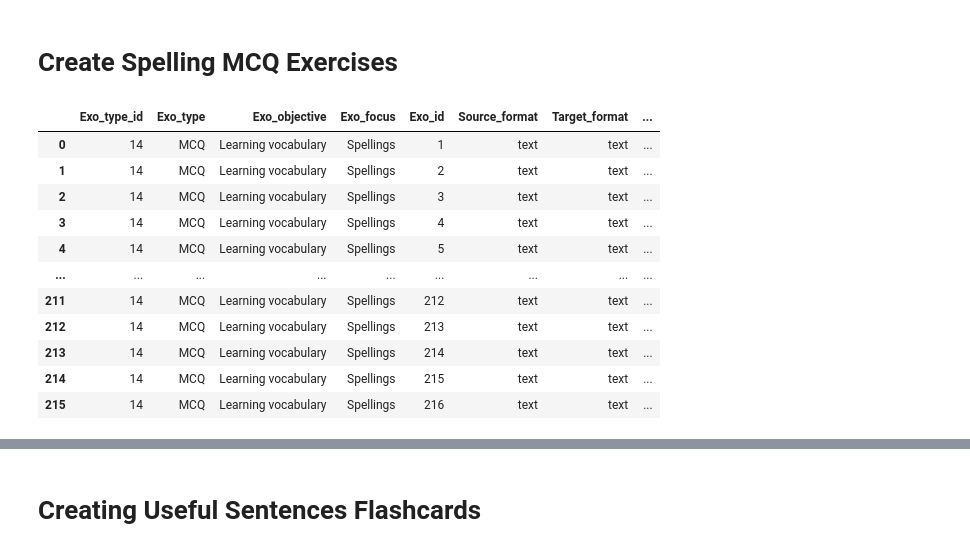
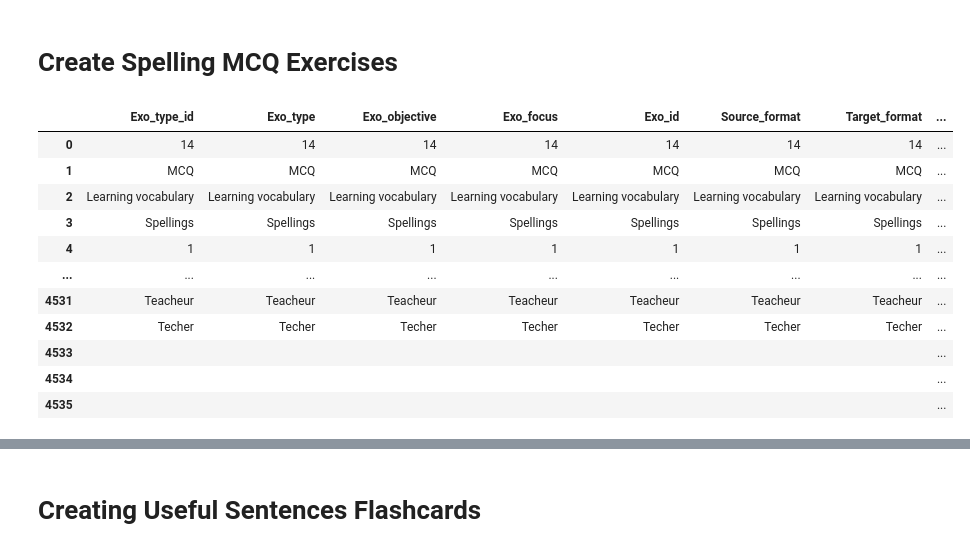
Before and after one commit to hugolpz/WeSpeaxExos, a Jupyter notebook: en/English_Exercises.ipynb, the cells around one changed output, grey strips where cells are left out. Saved outputs shown, nothing was run; the diff lists cells and outputs as text; code cells hidden in the pictures.

```diff
--- a/en/English_Exercises.ipynb
+++ b/en/English_Exercises.ipynb
@@ -34,17 +34,11 @@ df_7000_sents_3 = pd.read_excel(
 # Import the 3000 Words dataset
 # %%
 df_3000_words = pd.read_excel(
-    "../3000 Hindi Words Corpus With IDs.xlsx",
+    "../data/corpus/3000 Hindi Words Corpus With IDs.xlsx",
     sheet_name="Feuille1",
     usecols=["ID", "French Word", "English Word"],
     na_values=["NA"],
 )
-
-# df_6000_words = pd.read_excel(
-#     "../6000 Hindi Words Corpus With IDs.xlsx",
-#     usecols=["ID", "French Word", "English Word"],
-#     na_values=["NA"],
-# )
 # %% [markdown]
 # Download a Stanza Language Model for English and French into the directory "../stanza_models"
 # %%
@@ -59,6 +53,5 @@ Downloading https://raw.githubusercontent.com/stanfordnlp/stanza-resources/main/
 
 ## Which is assigned to the variable 'nlp_en' and 'nlp_fr' using the Pipeline() class
 # %%
-nlp_en_stanza = stanza.Pipeline(lang='en', dir='../stanza_models')
-# nlp_fr_stanza = stanza.Pipeline(lang='fr', dir='../stanza_models')
+nlp_en_stanza = stanza.Pipeline(lang='en')
 # %% [output]
@@ -317,30 +286,10 @@ df_w_fc
 # %% [markdown]
 # Create Spelling MCQ Exercises
 # %%
-def spelling_mcq(df_source, index):
+def spelling_mcq(df_source, exo_id, cols):
     data = []
 
-    spellings = {
-        "Exo_type_id": [],
-        "Exo_type": [],
-        "Exo_objective": [],
-        "Exo_focus": [],
-        "Exo_id": [],
-        "Source_format": [],
-        "Target_format": [],
-        "Source_sentence_id": [],
-        "Source_word_id": [],
-        "Source_lang": [],
-        "Target_lang": [],
-        "Full_sentence": [],
-        "Instruction": [],
-        "Sentence_w_blank": [],
-        "Right_answer": [],
-        "Options": [],
-        "Explanation": [],
-        "Difficulty": [],
-        "Remediation": [],
-    }
+    spellings = dict.fromkeys(cols, [])
 
 
     for i in range(len(df_source)):
@@ -354,76 +303,50 @@ def spelling_mcq(df_source, index):
                     list_of_distractors = spelling_distractors(word, list_of_distractors)
 
                     if list_of_distractors != []:
-                        list_of_distractors += [word.text]
-                        random.shuffle(list_of_distractors)
 
-                        options = "".join(f"-{dist}" for dist in list_of_distractors)
-
-                        index+=1
+                        exo_id += 1
 
                         spellings["Exo_type_id"].append("14")
                         spellings["Exo_type"].append("MCQ")
                         spellings["Exo_objective"].append("Learning vocabulary")
                         spellings["Exo_focus"].append("Spellings")
-                        spellings["Exo_id"].append(index)
+                        spellings["Exo_id"].append(exo_id)
                         spellings["Source_format"].append("text")
                         spellings["Target_format"].append("text")
                         spellings["Source_sentence_id"].append("")
                         spellings["Source_word_id"].append(str(df_source["ID"][i]))
                         spellings["Source_lang"].append("French")
                         spellings["Target_lang"].append("English")
-                        spellings["Full_sentence"].append(str(df_source["English Word"][i]))
+                        spellings["Full_sentence"].append(str(word.text))
                         spellings["Instruction"].append("Select the correct spelling (for " + str(df_source["French Word"][i]) + "): ")
                         spellings["Sentence_w_blank"].append("")
                         spellings["Right_answer"].append(str(word.text))
-                        spellings["Options"].append(options),
+                        spellings["Dist_1"].append(list_of_distractors[0]),
+                        spellings["Dist_2"].append(list_of_distractors[1]),
+                        spellings["Dist_3"].append(list_of_distractors[2]),
                         spellings["Explanation"].append((""))
                         spellings["Difficulty"].append((""))
                         spellings["Remediation"].append((""))
 
-    return index, spellings
+    return exo_id, spellings
 
-
-# add exercise to dataset
-cols = [
-    "Exo_type_id",
-    "Exo_type",
-    "Exo_objective",
-    "Exo_focus",
-    "Exo_id",
-    "Source_format",
-    "Target_format",
-    "Source_sentence_id",
-    "Source_word_id",
-    "Source_lang",
-    "Target_lang",
-    "Full_sentence",
-    "Instruction",
-    "Sentence_w_blank",
-    "Right_answer",
-    "Options",
-    "Explanation",
-    "Difficulty",
-    "Remediation"
-]
-
-index = 0
-index, data_spelling_mcq_1 = spelling_mcq(df_3000_words, index)
+exo_id = 0
+exo_id, data_spelling_mcq_1 = spelling_mcq(df_3000_words, exo_id, cols)
 df_spelling_mcq_1 = pd.DataFrame(data_spelling_mcq_1, columns=cols)
 
 frames_spelling_mcq = [df_spelling_mcq_1]
 df_spelling_mcq = pd.concat(frames_spelling_mcq)
 df_spelling_mcq
 # %% [output]
 |  | Exo_type_id | Exo_type | Exo_objective | Exo_focus | Exo_id | Source_format | Target_format | ... |
-| 0 | 14 | MCQ | Learning vocabulary | Spellings | 1 | text | text | ... |
-| 1 | 14 | MCQ | Learning vocabulary | Spellings | 2 | text | text | ... |
-| 2 | 14 | MCQ | Learning vocabulary | Spellings | 3 | text | text | ... |
-| 3 | 14 | MCQ | Learning vocabulary | Spellings | 4 | text | text | ... |
-| 4 | 14 | MCQ | Learning vocabulary | Spellings | 5 | text | text | ... |
+| 0 | 14 | 14 | 14 | 14 | 14 | 14 | 14 | ... |
+| 1 | MCQ | MCQ | MCQ | MCQ | MCQ | MCQ | MCQ | ... |
+| 2 | Learning vocabulary | Learning vocabulary | Learning vocabulary | Learning vocabulary | Learning vocabulary | Learning vocabulary | Learning vocabulary | ... |
+| 3 | Spellings | Spellings | Spellings | Spellings | Spellings | Spellings | Spellings | ... |
+| 4 | 1 | 1 | 1 | 1 | 1 | 1 | 1 | ... |
 | ... | ... | ... | ... | ... | ... | ... | ... | ... |
-| 211 | 14 | MCQ | Learning vocabulary | Spellings | 212 | text | text | ... |
-| 212 | 14 | MCQ | Learning vocabulary | Spellings | 213 | text | text | ... |
-| 213 | 14 | MCQ | Learning vocabulary | Spellings | 214 | text | text | ... |
-| 214 | 14 | MCQ | Learning vocabulary | Spellings | 215 | text | text | ... |
-| 215 | 14 | MCQ | Learning vocabulary | Spellings | 216 | text | text | ... |
+| 4531 | Teacheur | Teacheur | Teacheur | Teacheur | Teacheur | Teacheur | Teacheur | ... |
+| 4532 | Techer | Techer | Techer | Techer | Techer | Techer | Techer | ... |
+| 4533 |  |  |  |  |  |  |  | ... |
+| 4534 |  |  |  |  |  |  |  | ... |
+| 4535 |  |  |  |  |  |  |  | ... |
```
Also changed, not shown: parts of 12 cells of this notebook, 1 other file.
